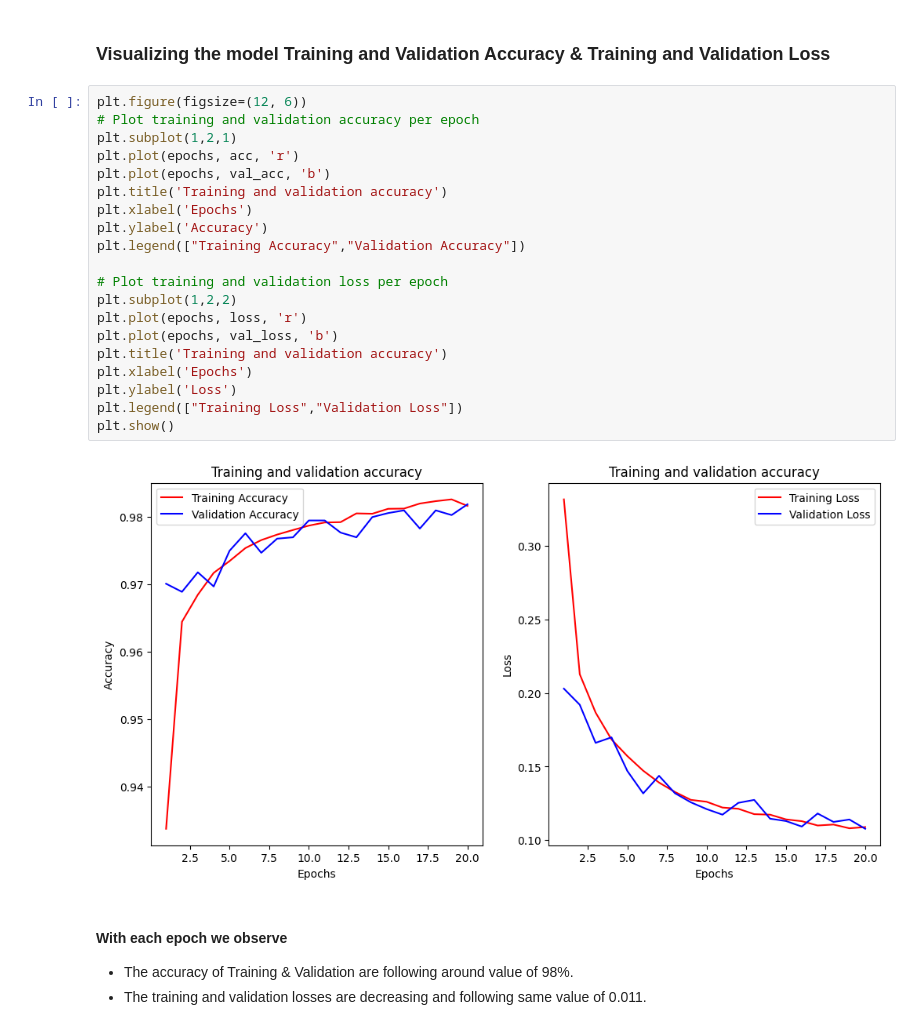
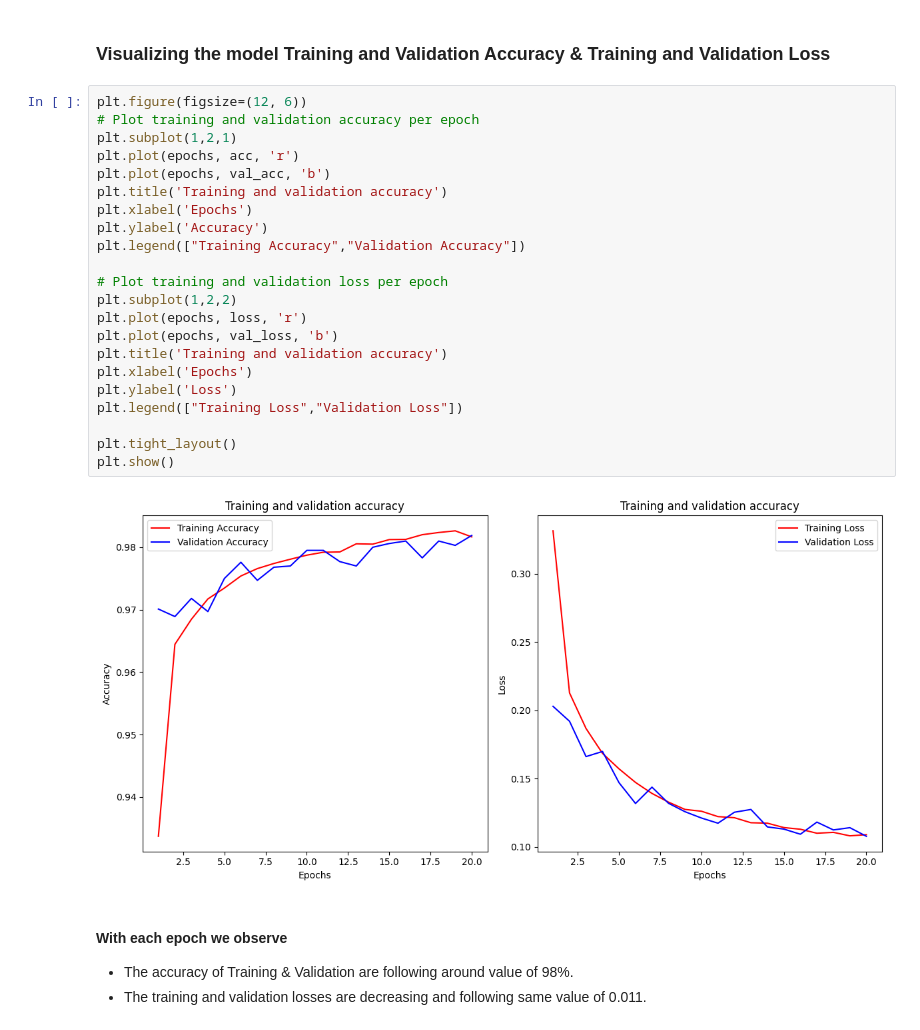
Before and after one commit to Ashutosh-Singh-Thakur/Bharat-Intern-Internship, a Jupyter notebook: Number-Recognition/Handwritten_Digit_Classification.ipynb, the cells around one changed output. Cells and saved outputs as stored; diff of their text form.

```diff
--- a/Number-Recognition/Handwritten_Digit_Classification.ipynb
+++ b/Number-Recognition/Handwritten_Digit_Classification.ipynb
@@ -131,25 +133,27 @@ epochs=range(1,len(acc)+1) # Get number of epochs
 # %%
 plt.figure(figsize=(12, 6))
 # Plot training and validation accuracy per epoch
 plt.subplot(1,2,1)
 plt.plot(epochs, acc, 'r')
 plt.plot(epochs, val_acc, 'b')
 plt.title('Training and validation accuracy')
 plt.xlabel('Epochs')
 plt.ylabel('Accuracy')
 plt.legend(["Training Accuracy","Validation Accuracy"])
 
 # Plot training and validation loss per epoch
 plt.subplot(1,2,2)
 plt.plot(epochs, loss, 'r')
 plt.plot(epochs, val_loss, 'b')
 plt.title('Training and validation accuracy')
 plt.xlabel('Epochs')
 plt.ylabel('Loss')
 plt.legend(["Training Loss","Validation Loss"])
+
+plt.tight_layout()
 plt.show()
 # %% [output]
-[figure, old version]
+[figure, new version]
 # %% [markdown]
 #### With each epoch we observe
 
```
Also changed, not shown: parts of 1 cell of this notebook.
